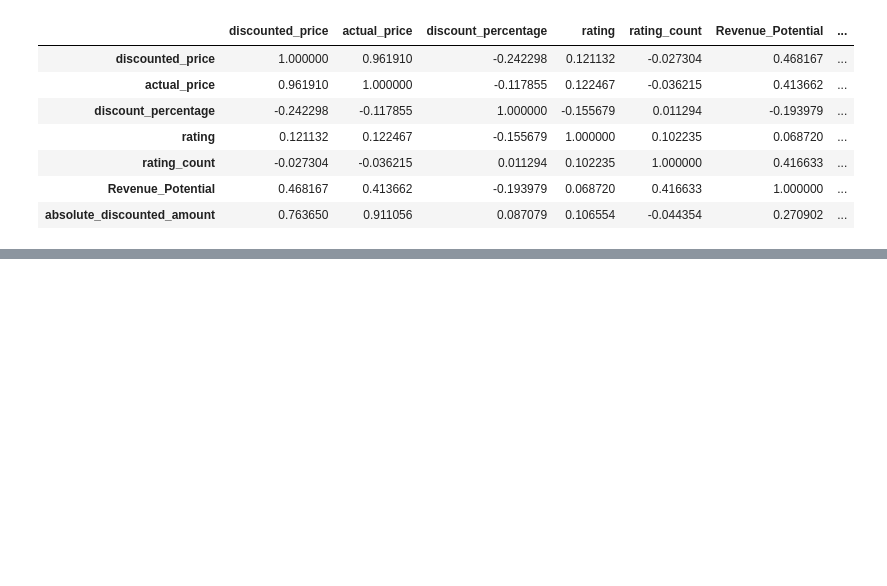
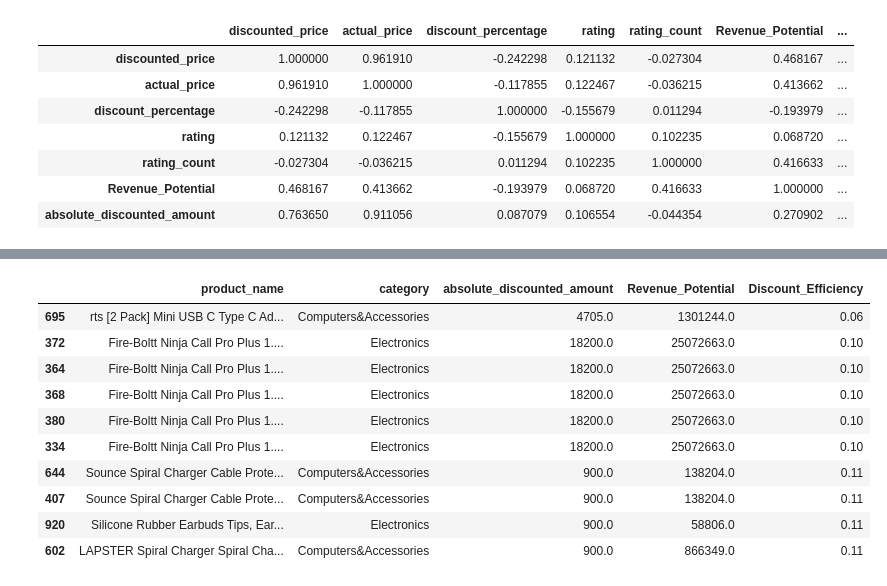
Before and after one commit to TERMINTOR-01/Financial_Analysis, a Jupyter notebook: Finacial_analysis.ipynb, the cells around one changed output, grey strips where cells are left out. Drawn from its saved outputs; the diff is of its cells as text; code cells hidden in the pictures; blank space fills up the shorter version.

```diff
--- a/Finacial_analysis.ipynb
+++ b/Finacial_analysis.ipynb
@@ -377,0 +627,26 @@ df.head()
+# %%
+lowest_efficiency = (
+    df.sort_values("Discount_Efficiency")
+      .loc[:, [
+          "product_name",
+          "category",
+          "absolute_discounted_amount",
+          "Revenue_Potential",
+          "Discount_Efficiency"
+      ]]
+      .head(10)
+)
+
+lowest_efficiency
+# %% [output]
+|  | product_name | category | absolute_discounted_amount | Revenue_Potential | Discount_Efficiency |
+| 695 | rts [2 Pack] Mini USB C Type C Ad... | Computers&Accessories | 4705.0 | 1301244.0 | 0.06 |
+| 372 | Fire-Boltt Ninja Call Pro Plus 1.... | Electronics | 18200.0 | 25072663.0 | 0.10 |
+| 364 | Fire-Boltt Ninja Call Pro Plus 1.... | Electronics | 18200.0 | 25072663.0 | 0.10 |
+| 368 | Fire-Boltt Ninja Call Pro Plus 1.... | Electronics | 18200.0 | 25072663.0 | 0.10 |
+| 380 | Fire-Boltt Ninja Call Pro Plus 1.... | Electronics | 18200.0 | 25072663.0 | 0.10 |
+| 334 | Fire-Boltt Ninja Call Pro Plus 1.... | Electronics | 18200.0 | 25072663.0 | 0.10 |
+| 644 | Sounce Spiral Charger Cable Prote... | Computers&Accessories | 900.0 | 138204.0 | 0.11 |
+| 407 | Sounce Spiral Charger Cable Prote... | Computers&Accessories | 900.0 | 138204.0 | 0.11 |
+| 920 | Silicone Rubber Earbuds Tips, Ear... | Electronics | 900.0 | 58806.0 | 0.11 |
+| 602 | LAPSTER Spiral Charger Spiral Cha... | Computers&Accessories | 900.0 | 866349.0 | 0.11 |
```
Also changed, not shown: parts of 27 cells of this notebook.
